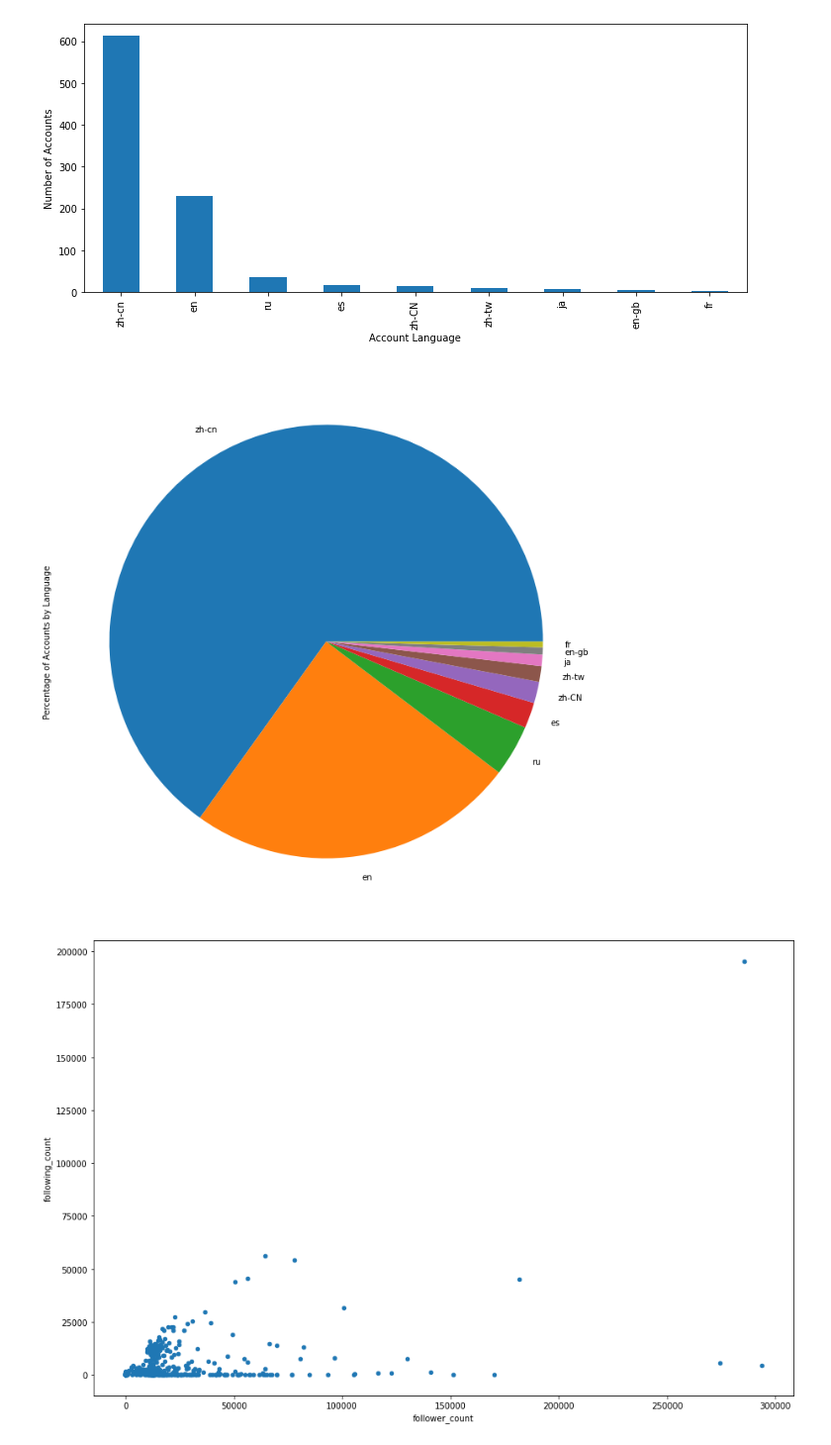
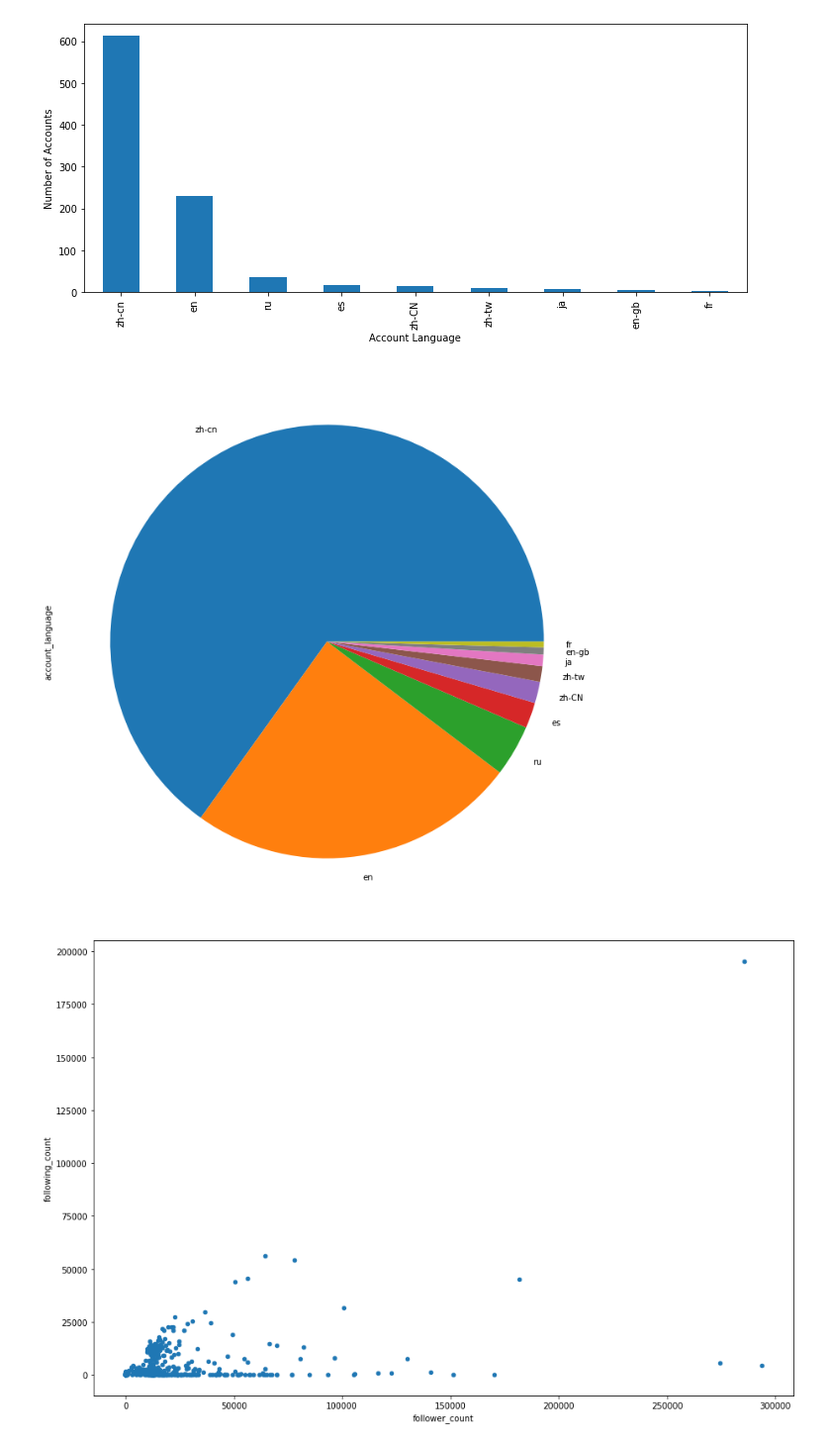
Before and after one commit to jansendotsh/py-twitter-china, a Jupyter notebook: users.ipynb, the cells around one changed output. Shown: that part at 99% size. Cells and saved outputs as stored; diff of their text form; code cells hidden in the pictures.

```diff
--- a/users.ipynb
+++ b/users.ipynb
@@ -46,14 +46,14 @@ plt.show()
 # %%
 import numpy as np
 import pandas as pd
 import matplotlib.pyplot as plt
 
 df = pd.read_csv("users.csv", sep=",")
 
-df.reset_index()['account_language'].value_counts().plot.pie(ylabel="Percentage of Accounts by Language", figsize=(12,12))
+df.reset_index()['account_language'].value_counts().plot.pie(figsize=(12,12))
 plt.show()
 # %% [output]
-[figure, old version]
+[figure, new version]
 # %%
 import numpy as np
 import pandas as pd
```
Also changed, not shown: 1 other file.
